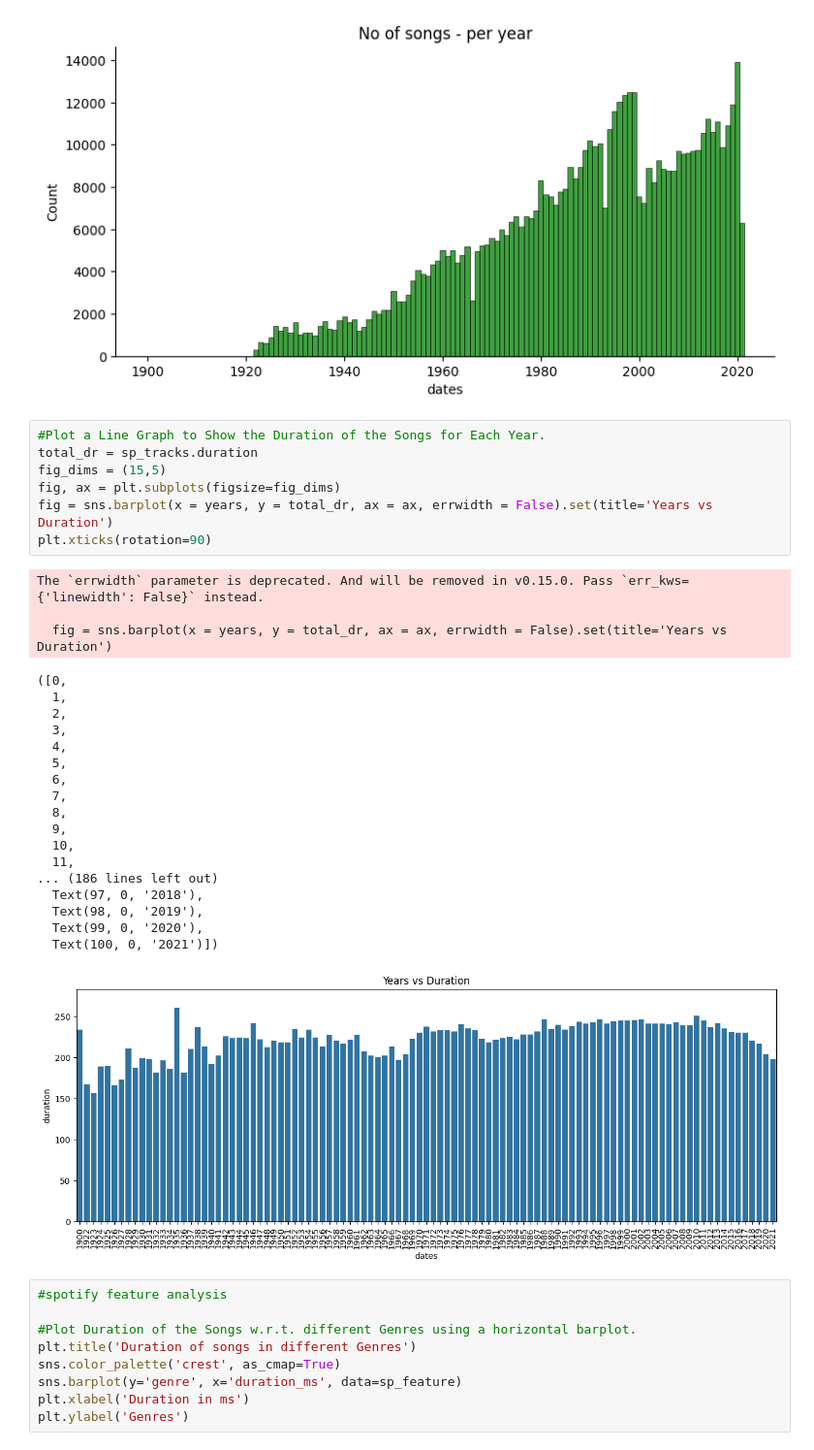
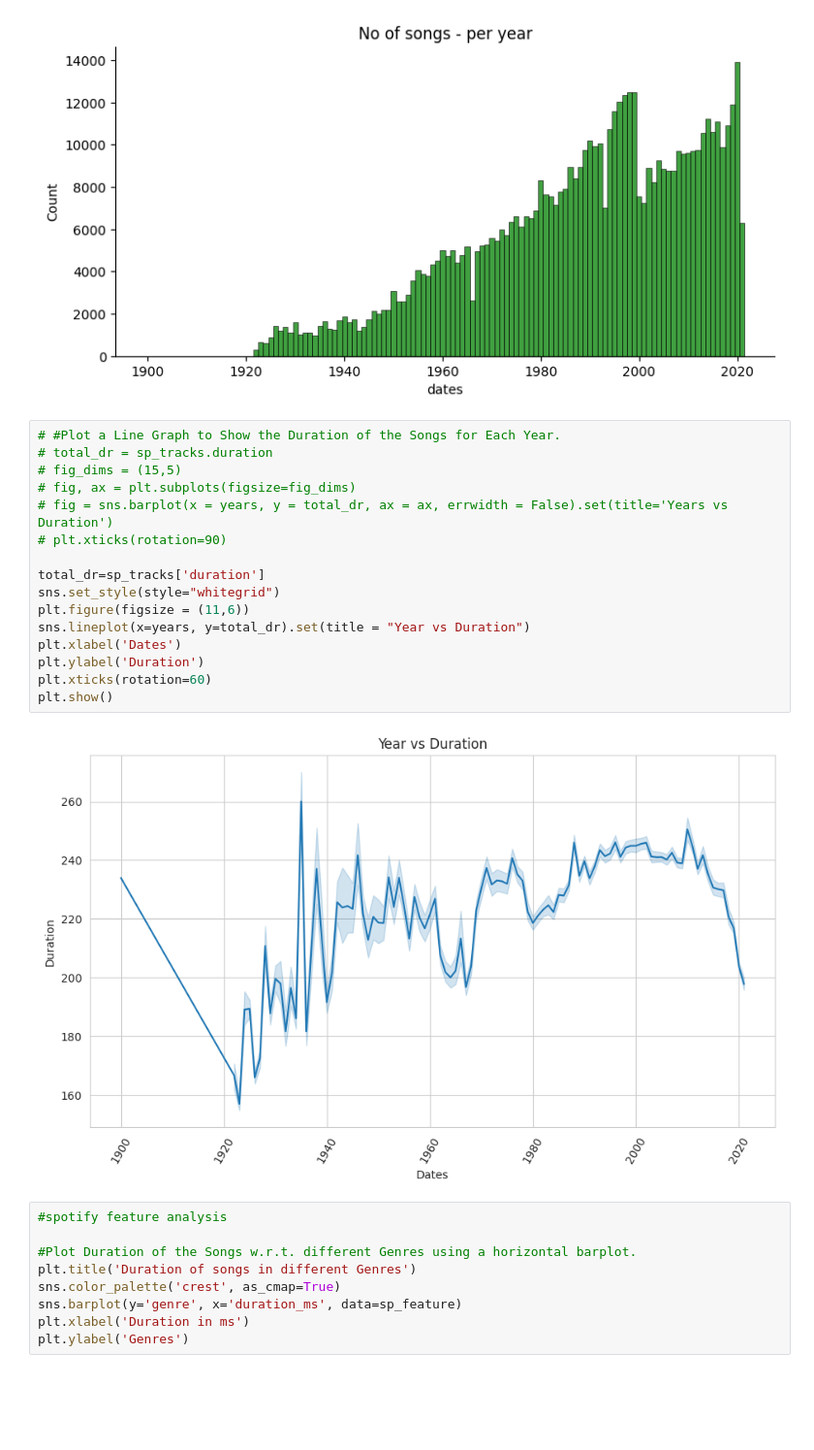
Before and after one commit to vedu003/SpotifyDataAnalysis, a Jupyter notebook: spotify.ipynb, the cells around one changed output. Shown at 97% size. Drawn from its saved outputs; the diff is of its cells as text; blank space fills up the shorter version.

Commit message:
add some analysis plot

```diff
--- a/spotify.ipynb
+++ b/spotify.ipynb
@@ -296,34 +296,23 @@ sns.displot(years, discrete=True, aspect=2, height=4, kind='hist',color='g').set
 <seaborn.axisgrid.FacetGrid at 0x...>
 [figure]
 # %%
-#Plot a Line Graph to Show the Duration of the Songs for Each Year.
-total_dr = sp_tracks.duration
-fig_dims = (15,5)
-fig, ax = plt.subplots(figsize=fig_dims)
-fig = sns.barplot(x = years, y = total_dr, ax = ax, errwidth = False).set(title='Years vs Duration')
-plt.xticks(rotation=90)
+# #Plot a Line Graph to Show the Duration of the Songs for Each Year.
+# total_dr = sp_tracks.duration
+# fig_dims = (15,5)
+# fig, ax = plt.subplots(figsize=fig_dims)
+# fig = sns.barplot(x = years, y = total_dr, ax = ax, errwidth = False).set(title='Years vs Duration')
+# plt.xticks(rotation=90)
+
+total_dr=sp_tracks['duration']
+sns.set_style(style="whitegrid")
+plt.figure(figsize = (11,6))
+sns.lineplot(x=years, y=total_dr).set(title = "Year vs Duration")
+plt.xlabel('Dates')
+plt.ylabel('Duration')
+plt.xticks(rotation=60)
+plt.show()
 # %% [output]
-The `errwidth` parameter is deprecated. And will be removed in v0.15.0. Pass `err_kws={'linewidth': False}` instead.
-
-  fig = sns.barplot(x = years, y = total_dr, ax = ax, errwidth = False).set(title='Years vs Duration')
-([0,
-  1,
-  2,
-  3,
-  4,
-  5,
-  6,
-  7,
-  8,
-  9,
-  10,
-  11,
-... (186 lines left out)
-  Text(97, 0, '2018'),
-  Text(98, 0, '2019'),
-  Text(99, 0, '2020'),
-  Text(100, 0, '2021')])
-[figure, old version]
+[figure, new version]
 # %%
 #spotify feature analysis
 
```
Also changed, not shown: parts of 4 cells of this notebook.
